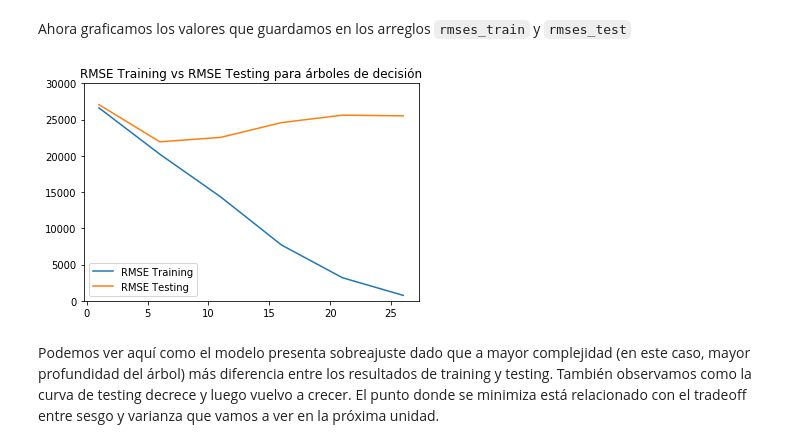
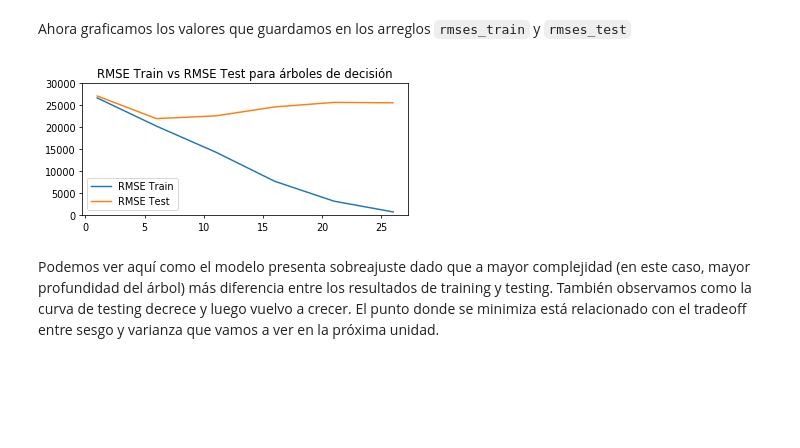
Before and after one commit to chitara44/datascience, a Jupyter notebook: recursos_proyecto_3.ipynb, the cells around one changed output. Cells and saved outputs as stored; diff of their text form; code cells hidden in the pictures; blank space fills up the shorter version.

```diff
--- a/recursos_proyecto_3.ipynb
+++ b/recursos_proyecto_3.ipynb
@@ -112,15 +112,18 @@ rmses_test
 Ahora graficamos los valores que guardamos en los arreglos `rmses_train` y `rmses_test`
 # %%
 import matplotlib.pyplot as plt
+from matplotlib.pyplot import figure
 %matplotlib inline
-plt.plot(range(1,30, 5), rmses_train, label='RMSE Training')
-plt.plot(range(1,30, 5), rmses_test, label='RMSE Testing')
+
+plt.figure( figsize=(6,2.5), dpi = 70)
+plt.plot(range(1,30, 5), rmses_train, label='RMSE Train')
+plt.plot(range(1,30, 5), rmses_test, label='RMSE Test')
 plt.ylim((0, 30000))
 plt.legend(loc="best")
-plt.title("RMSE Training vs RMSE Testing para árboles de decisión")
+plt.title("RMSE Train vs RMSE Test para árboles de decisión")
 plt.show()
 # %% [output]
-[figure, old version]
+[figure, new version]
 # %% [markdown]
 Podemos ver aquí como el modelo presenta sobreajuste dado que a mayor complejidad (en este caso, mayor profundidad del árbol) más diferencia entre los resultados de training y testing. También observamos como la curva de testing decrece y luego vuelvo a crecer. El punto donde se minimiza está relacionado con el tradeoff entre sesgo y varianza que vamos a ver en la próxima unidad.
 # %% [markdown]
```
Also changed, not shown: parts of 5 cells of this notebook.
